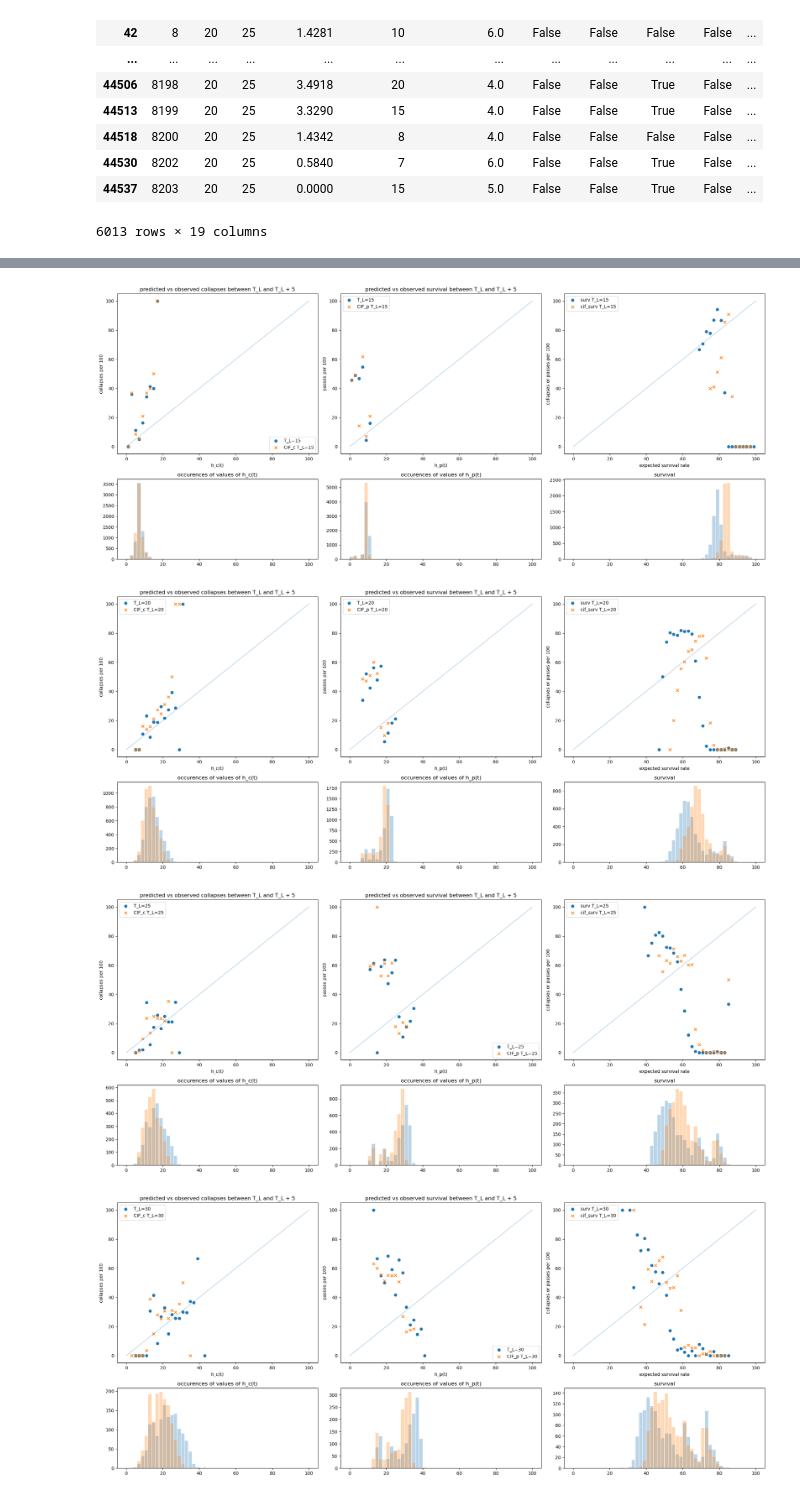
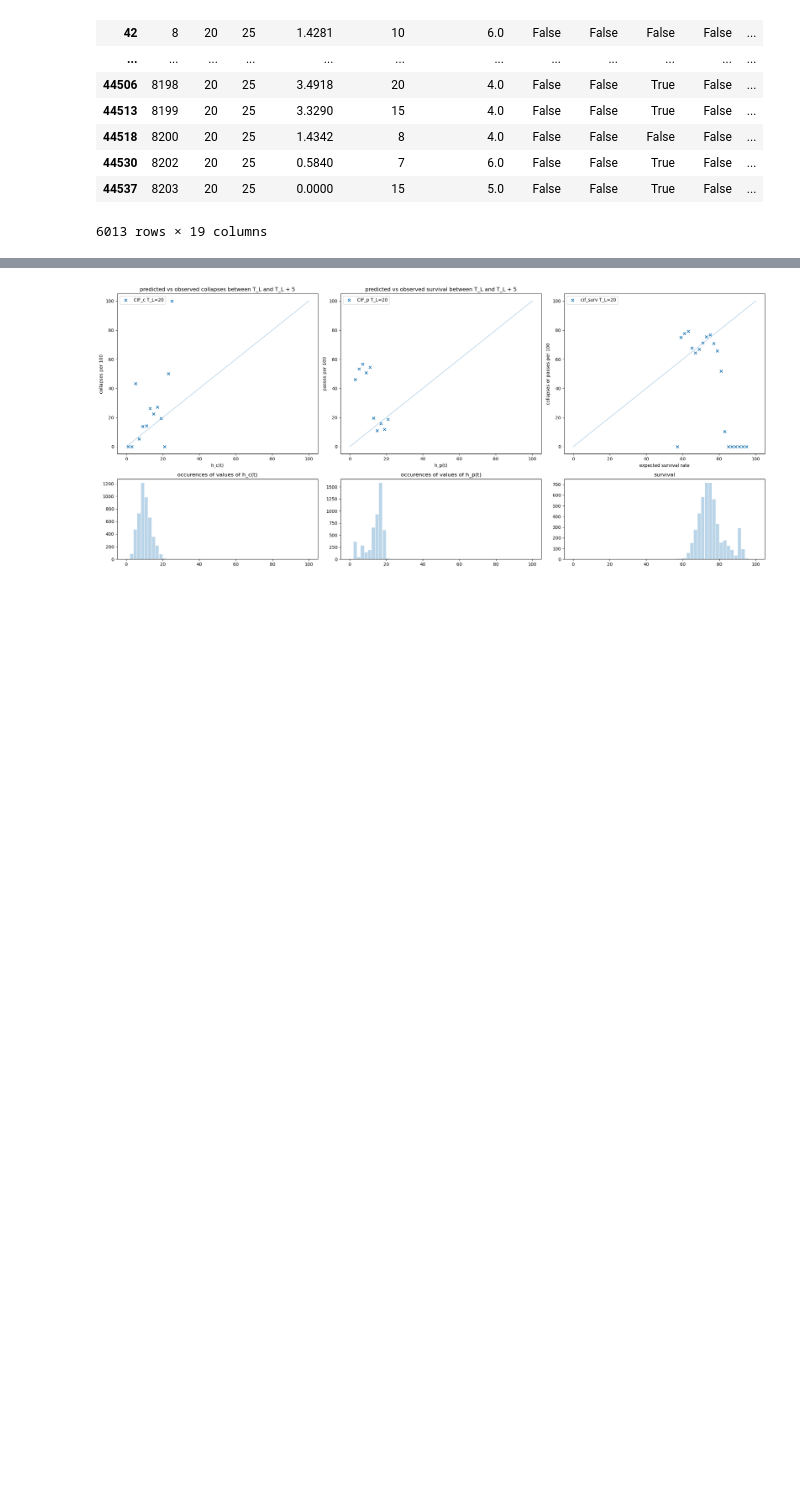
Before and after one commit to maschill/NFLPocketSurvival, a Jupyter notebook: cox_time_varying.ipynb, the cells around one changed output, grey strips where cells are left out. Drawn from its saved outputs; the diff is of its cells as text; code cells hidden in the pictures; blank space fills up the shorter version.

Commit message:
landmark models and dummy time dependable extensions for computability

```diff
--- a/cox_time_varying.ipynb
+++ b/cox_time_varying.ipynb
@@ -855,48 +835,45 @@ df[["collapse_hazard", "baseline_collapse_hazard"]].cumsum().head(25).plot()
 # %%
 
-for tau_landmark in range(15,30+1, 5):
+for tau_landmark in range(tl_min, tl_max, 5):
     fig, ax = plt.subplots(2,3, figsize=(21,9), height_ratios=(2,1))
     ax[0,0].plot([0,100], [0,100], alpha=.3)
     ax[0,1].plot([0,100], [0,100], alpha=.3)
     ax[0,2].plot([0,100], [0,100], alpha=.3)
     x = np.arange(0,100, bucket_size)+bucket_size/2
 
-    ax[0,0].scatter(x, [np.mean(bucket)*100 for bucket in calib_c_dict[tau_landmark]], label=f"T_L={tau_landmark}")
-    ax[0,1].scatter(x, [np.mean(bucket)*100 for bucket in calib_p_dict[tau_landmark]], label=f"T_L={tau_landmark}")
-    ax[1,0].bar(x, [len(bucket) for bucket in calib_c_dict[tau_landmark]], label=tau_landmark, width = bucket_size*0.9, alpha=.3)
-    ax[1,1].bar(x, [len(bucket) for bucket in calib_p_dict[tau_landmark]], label=tau_landmark, width = bucket_size*0.9, alpha=.3)
+    # ax[0,0].scatter(x, [np.mean(bucket)*100 for bucket in calib_c_dict[tau_landmark]], label=f"T_L={tau_landmark}")
+    # ax[0,1].scatter(x, [np.mean(bucket)*100 for bucket in calib_p_dict[tau_landmark]], label=f"T_L={tau_landmark}")
+    # ax[1,0].bar(x, [len(bucket) for bucket in calib_c_dict[tau_landmark]], label=tau_landmark, width = bucket_size*0.9, alpha=.3)
+    # ax[1,1].bar(x, [len(bucket) for bucket in calib_p_dict[tau_landmark]], label=tau_landmark, width = bucket_size*0.9, alpha=.3)
 
     ax[0,0].scatter(x, [np.mean(bucket)*100 for bucket in calib_cifc_dict[tau_landmark]], marker="x", label=f"CIF_c T_L={tau_landmark}")
     ax[0,1].scatter(x, [np.mean(bucket)*100 for bucket in calib_cifp_dict[tau_landmark]], marker="x", label=f"CIF_p T_L={tau_landmark}")
     ax[1,0].bar(x, [len(bucket) for bucket in calib_cifc_dict[tau_landmark]], label=tau_landmark, width = bucket_size*0.9, alpha=.3)
     ax[1,1].bar(x, [len(bucket) for bucket in calib_cifp_dict[tau_landmark]], label=tau_landmark, width = bucket_size*0.9, alpha=.3)
 
-    ax[0,2].scatter(x, [np.mean(bucket)*100 for bucket in calib_surv_dict[tau_landmark]], label=f"surv T_L={tau_landmark}")
-    ax[1,2].bar(x, [len(bucket) for bucket in calib_surv_dict[tau_landmark]], label=tau_landmark, width = bucket_size*0.9, alpha=.3)
+    # ax[0,2].scatter(x, [np.mean(bucket)*100 for bucket in calib_surv_dict[tau_landmark]], label=f"surv T_L={tau_landmark}")
+    # ax[1,2].bar(x, [len(bucket) for bucket in calib_surv_dict[tau_landmark]], label=tau_landmark, width = bucket_size*0.9, alpha=.3)
     ax[0,2].scatter(x, [np.mean(bucket)*100 for bucket in calib_cif_surv_dict[tau_landmark]], marker="x", label=f"cif_surv T_L={tau_landmark}")
     ax[1,2].bar(x, [len(bucket) for bucket in calib_cif_surv_dict[tau_landmark]], label=tau_landmark, width = bucket_size*0.9, alpha=.3)
 
     ax[0,0].set_title("predicted vs observed collapses between T_L and T_L + 5")
     ax[0,1].set_title("predicted vs observed passes between T_L and T_L + 5")
     ax[0,1].set_title("predicted vs observed survival between T_L and T_L + 5")
     ax[0,0].set_xlabel("h_c(t)")
     ax[0,1].set_xlabel("h_p(t)")
     ax[0,2].set_xlabel("expected survival rate")
     ax[0,0].set_ylabel("collapses per 100")
     ax[0,1].set_ylabel("passes per 100")
     ax[0,2].set_ylabel("collapses or passes per 100")
     ax[1,0].set_title("occurences of values of h_c(t)")
     ax[1,1].set_title("occurences of values of h_p(t)")
     ax[1,2].set_title("survival")
     fig.tight_layout()
     # ax[1,0].set_ylim(0,100)
     # ax[1,1].set_ylim(0,100)
     ax[0,0].legend()
     ax[0,1].legend()
     ax[0,2].legend()
     plt.show()
 # %% [output]
-[figure, old version]
+[figure, new version]
-[figure, removed]
-[figure, removed]
-[figure, removed]
```
Also changed, not shown: parts of 40 cells of this notebook, 3 other files.
